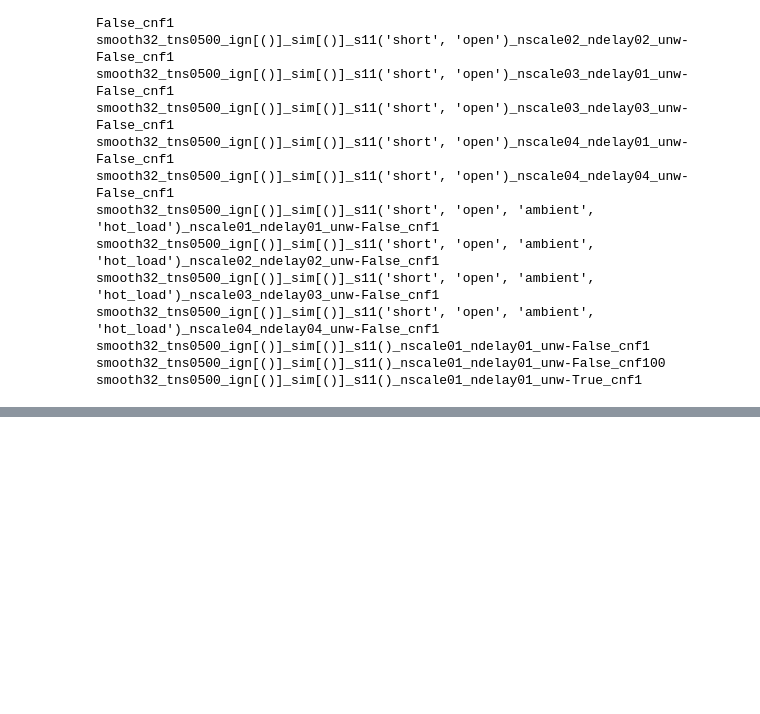
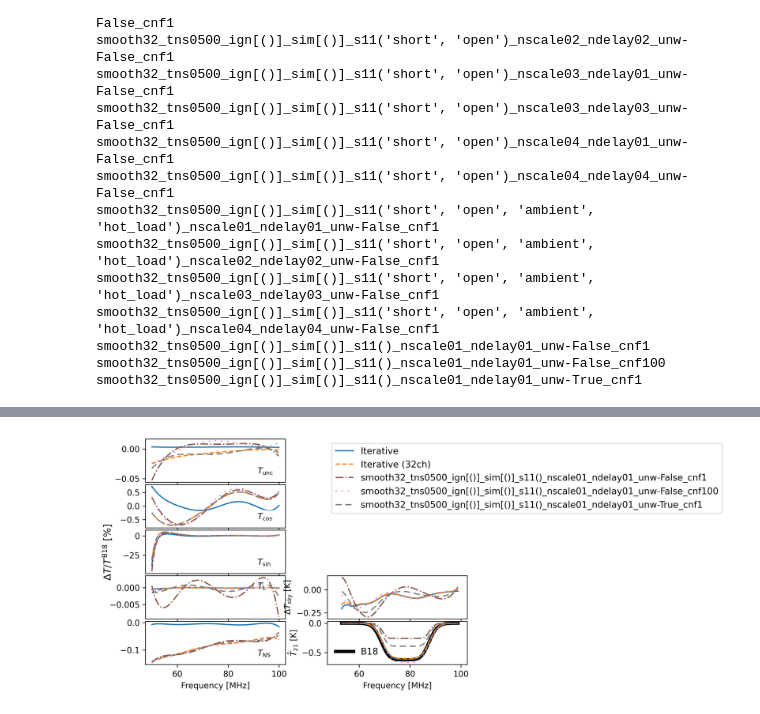
Before and after one commit to edges-collab/bayesian-calibration, a Jupyter notebook: alan-precal.ipynb, the cells around one changed output, grey strips where cells are left out. Cells and saved outputs as stored; diff of their text form; code cells hidden in the pictures; blank space fills up the shorter version.

Commit message:
fix up mcmc_utils:show

```diff
--- a/alan-precal.ipynb
+++ b/alan-precal.ipynb
@@ -66,0 +76,32 @@ FileNotFoundError: [Errno 2] No such file or directory: "outputs/alan_precal/smo
+# %%
+recals = {}
+
+recals['alan'] = adata.sky_data['t_ant']
+
+for name, clb in (('Iterative', utils.calobs), ("Iterative (32ch)", calobs32)):
+    recals[name] = utils.recalibrate(utils.get_labcal(clb), f_sky=adata.sky_data['freq'], t_sky=adata.sky_data['t_ant'])
+
+for name, res in cal_lk_res.items():
+    lk = cal_lks[name]
+    a, b = lk.get_linear_coefficients(
+        freq=adata.sky_freq, labcal=utils.labcal, params=res.x
+    )
+    recals[name] = utils.recalibrate(utils.labcal, f_sky=adata.sky_data['freq'], t_sky=adata.sky_data['t_ant'], a=a,b=b)
+# %%
+def get_slf(recal):
+    linlog5 = mdl.LinLog(n_terms=5)
+    return SemiLinearFit(
+        fg=linlog5.at(x=adata.sky_freq),
+        eor=utils.make_absorption(adata.sky_freq),
+        spectrum=recal,
+        sigma=0.03
+    )
+def get_features(recal):
+    slf = get_slf(recal)
+    return slf(dual_annealing_kw={'maxiter':200})
+# %%
+p = Pool(16)
+# %%
+# Don't change this, it's finnicky with multiprocessing.
+features = dict(zip(recals.keys(), list(p.map(get_features, list(recals.values())))))
+slfs = {name: get_slf(recal) for name, recal in recals.items()}
@@ -66,0 +226,4 @@ FileNotFoundError: [Errno 2] No such file or directory: "outputs/alan_precal/smo
+# %%
+plot_cal_params(lambda lbl: 'short' in lbl)
+# %% [output]
+[figure, added]
```
Also changed, not shown: parts of 9 cells of this notebook, 1 other file.
